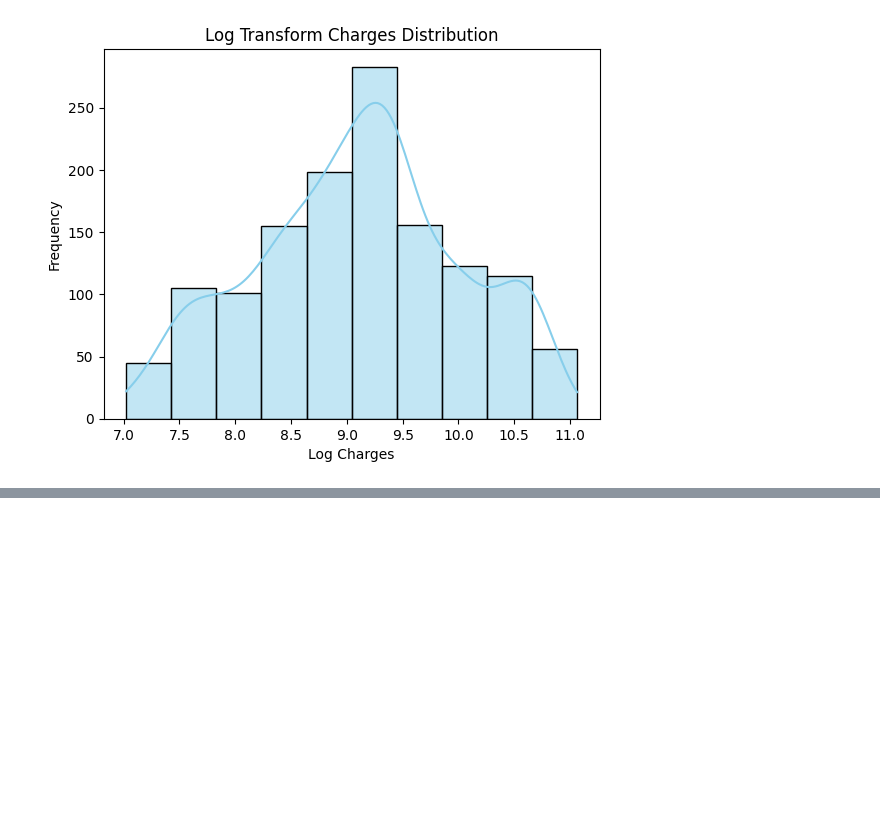
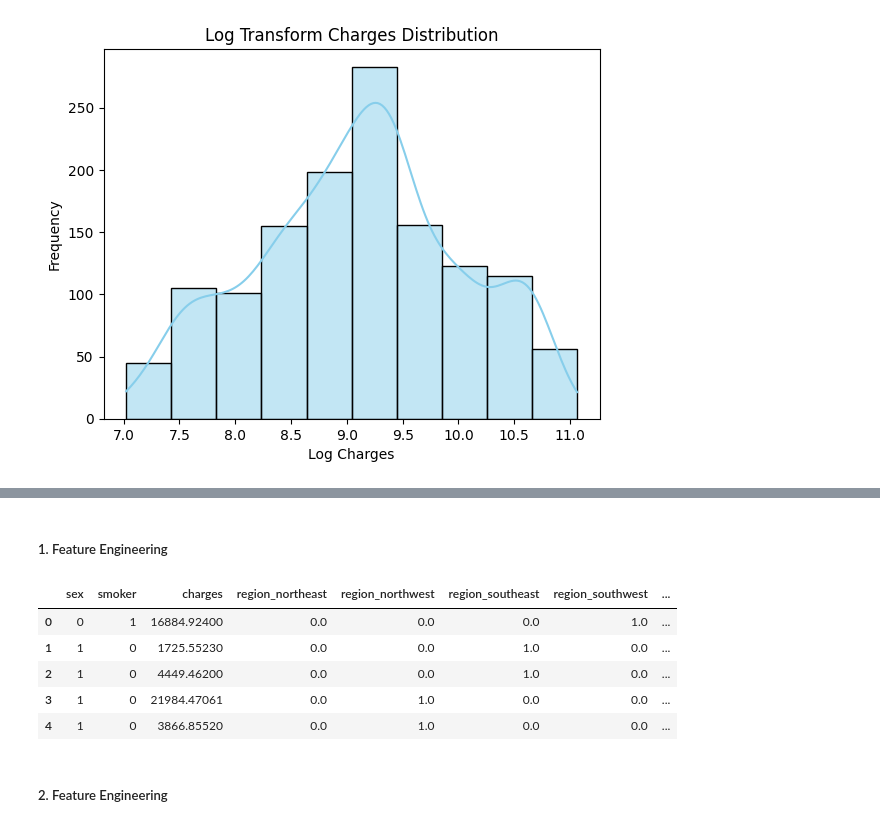
Before and after one commit to mstoychev/Data-Science-Projects, a Jupyter notebook: 6. ML with PySpark/Práctica_de_PySpark_ML_MitkoStoychev.ipynb, the cells around one changed output, grey strips where cells are left out. Saved outputs shown, nothing was run; the diff lists cells and outputs as text; code cells hidden in the pictures; blank space fills up the shorter version.

Commit message:
Update Práctica_de_PySpark_ML_MitkoStoychev.ipynb
Adding Feature Engineering

```diff
--- a/6. ML with PySpark/Práctica_de_PySpark_ML_MitkoStoychev.ipynb
+++ b/6. ML with PySpark/Práctica_de_PySpark_ML_MitkoStoychev.ipynb
@@ -668,0 +758,3 @@ lr_optimized_model = lr_optimized.fit(train_data)
+# %%
+df_ml2 = df_ml.copy()
+df_ml2.head()
@@ -668,0 +775,45 @@ lr_optimized_model = lr_optimized.fit(train_data)
+# %% [markdown]
+##### 1. Feature Engineering
+# %%
+# Feature Engineering → add cat_bmi column and drop bmi column
+df_ml2["cat_bmi"] = df_ml2["bmi"].apply(categorize_bmi)
+df_ml2 = df_ml2.drop(columns=["bmi"])
+# %%
+#FEATURE ENGINEERING → Binning Age
+def bin_age(age):
+    if age < 18:
+        return 'under_18'
+    elif 18 <= age < 30:
+        return '18_29'
+    elif 30 <= age < 50:
+        return '30_49'
+    else:
+        return '50_plus'
+
+#FEATURE ENGINEERING → Binning Children
+def bin_children(children):
+    if children == 0:
+        return 'no_children'
+    elif 1 <= children <= 3:
+        return '1_3_children'
+    else:
+        return 'more_than_3_children'
+# %%
+# Feature Engineering → add "age_bin" column and drop "age" column
+df_ml2["age_bin"] = df_ml2["age"].apply(bin_age)
+df_ml2 = df_ml2.drop(columns=["age"])
+
+# Feature Engineering → add "children_bin" column and drop "children" column
+df_ml2["children_bin"] = df_ml2["children"].apply(bin_children)
+df_ml2 = df_ml2.drop(columns=["children"])
+# %%
+df_ml2.head()
+# %% [output]
+|  | sex | smoker | charges | region_northeast | region_northwest | region_southeast | region_southwest | ... |
+| 0 | 0 | 1 | 16884.92400 | 0.0 | 0.0 | 0.0 | 1.0 | ... |
+| 1 | 1 | 0 | 1725.55230 | 0.0 | 0.0 | 1.0 | 0.0 | ... |
+| 2 | 1 | 0 | 4449.46200 | 0.0 | 0.0 | 1.0 | 0.0 | ... |
+| 3 | 1 | 0 | 21984.47061 | 0.0 | 1.0 | 0.0 | 0.0 | ... |
+| 4 | 1 | 0 | 3866.85520 | 0.0 | 1.0 | 0.0 | 0.0 | ... |
+# %% [markdown]
+##### 2. Feature Engineering
```
Also changed, not shown: parts of 29 cells of this notebook.
